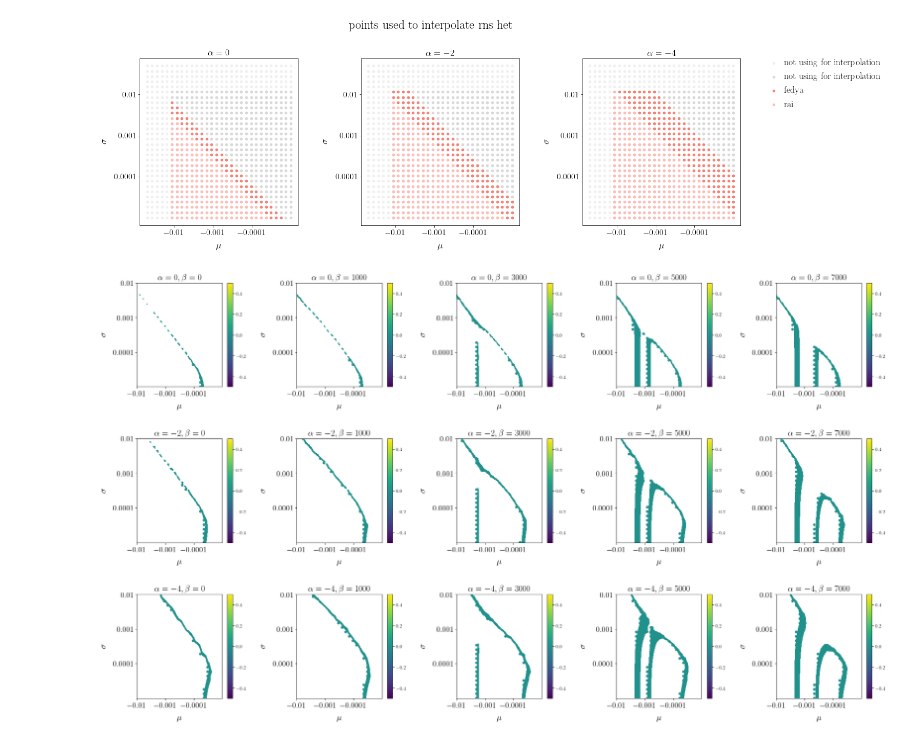
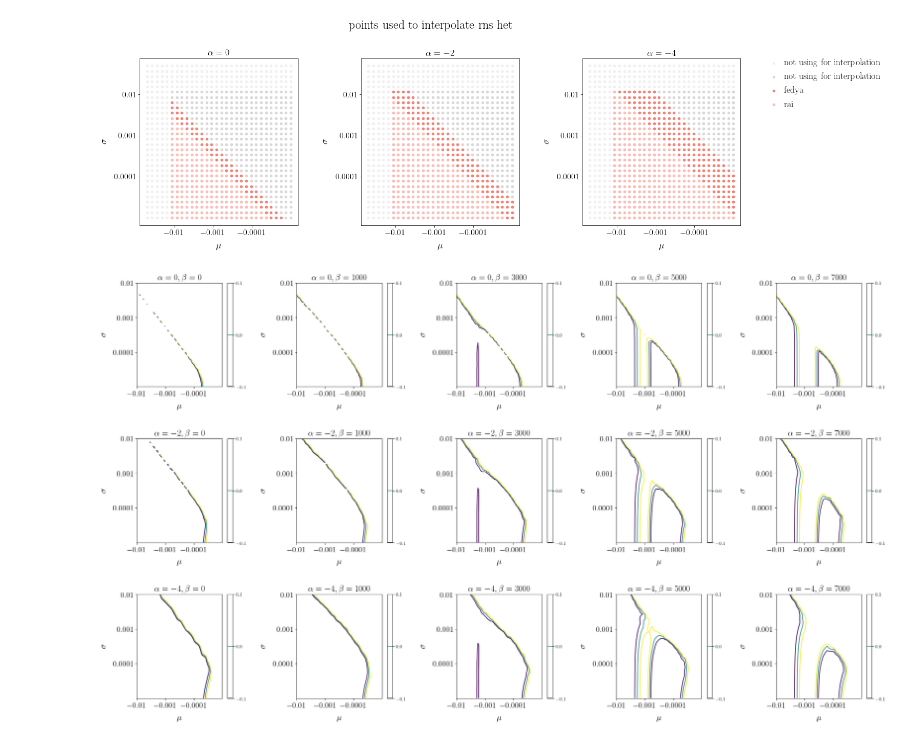
Before and after one commit to alyulina/spoon-billed-sandpiper, a Jupyter notebook: notebook-ver22.ipynb, the cells around one changed output. Cells and saved outputs as stored; diff of their text form; code cells hidden in the pictures.

Commit message:
Not sure if this is working – have been trying to extract points from contours

```diff
--- a/notebook-ver22.ipynb
+++ b/notebook-ver22.ipynb
@@ -255,29 +255,33 @@ for k in range(len(alpha_beta)):
 # %%
 plt.figure(figsize=(28, 16))
 
 grid = gridspec.GridSpec(ncols=5, nrows=3,
                          width_ratios=[1, 1, 1, 1, 1], wspace=0.5,
                          height_ratios=[1, 1, 1], hspace=0.5)
 
+contours = []
+
 for i in range(len(alpha_beta)):
 
     plt.subplot(grid[i // len(beta), i % len(beta)])
 
-    plt.contourf(mu_interp, sigma_interp[::-1], rns_het_err_alpha_beta_mu_sigma_interp[i], levels = [-0.1, 0.1], alpha=1)
-    plt.scatter([-np.log(abs(float(x.split()[0]))) for x in rns_het_alpha_beta_err[i]], [np.log(float(x.split()[1])) for x in rns_het_alpha_beta_err[i]], c=[float(x.split()[-1]) for x in rns_het_alpha_beta_err[i]], norm = matplotlib.colors.Normalize(vmin=-0.5, vmax=0.5), s=20)
+    contours_i = plt.contour(mu_interp, sigma_interp[::-1], rns_het_err_alpha_beta_mu_sigma_interp[i], levels = [-0.1, 0, 0.1], alpha=1)
+    # plt.scatter([-np.log(abs(float(x.split()[0]))) for x in rns_het_alpha_beta_err[i]], [np.log(float(x.split()[1])) for x in rns_het_alpha_beta_err[i]], c=[float(x.split()[-1]) for x in rns_het_alpha_beta_err[i]], norm = matplotlib.colors.Normalize(vmin=-0.5, vmax=0.5), s=10, alpha=0.1)
 
     plt.colorbar()
 
     plt.xlim(-np.log(abs(-0.01)), -np.log(abs(0.00001)))
     plt.ylim(np.log(abs(0.00001)), np.log(abs(0.01)))
 
     plt.yticks([np.log(0.01), np.log(0.001), np.log(0.0001)], [r'$0.01$', r'$0.001$', r'$0.0001$'], fontsize=16)
     plt.xticks([-np.log(abs(-0.01)), -np.log(abs(-0.001)), -np.log(abs(-0.0001))], [r'$-0.01$', r'$-0.001$', r'$-0.0001$'], fontsize=16)
 
     plt.xlabel(r'$\mu$', labelpad=12, fontsize=18);
     plt.ylabel(r'$\sigma$', labelpad=12, fontsize=18);
     plt.title(r'$\alpha=' + str(alpha_beta[i][0]) + r', \beta=' + str(alpha_beta[i][1]) + r'$', fontsize=18)
 
+    contours.append(contours_i)
+
 # plt.savefig('rns-het-err=-0.1_0.1_interpn.png', dpi=300, bbox_inches='tight')
 # %% [output]
-[figure, old version]
+[figure, new version]
```
Also changed, not shown: parts of 10 cells of this notebook.
